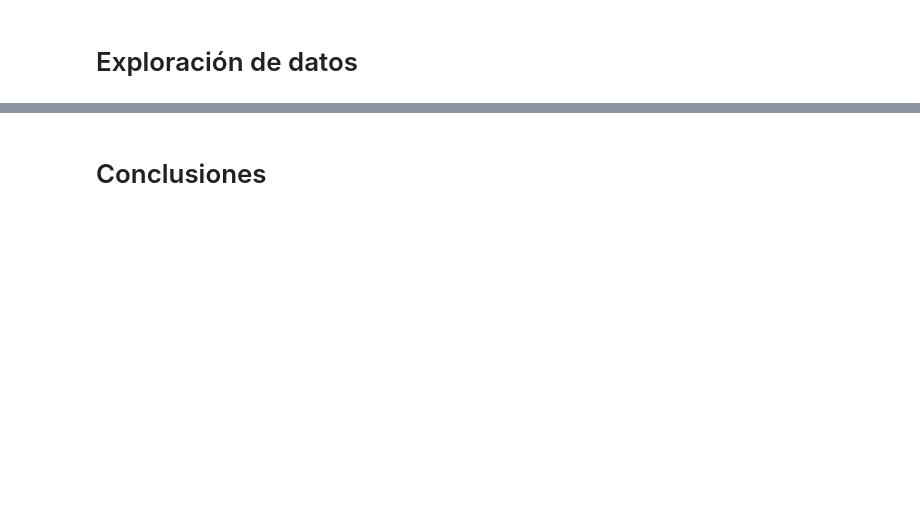
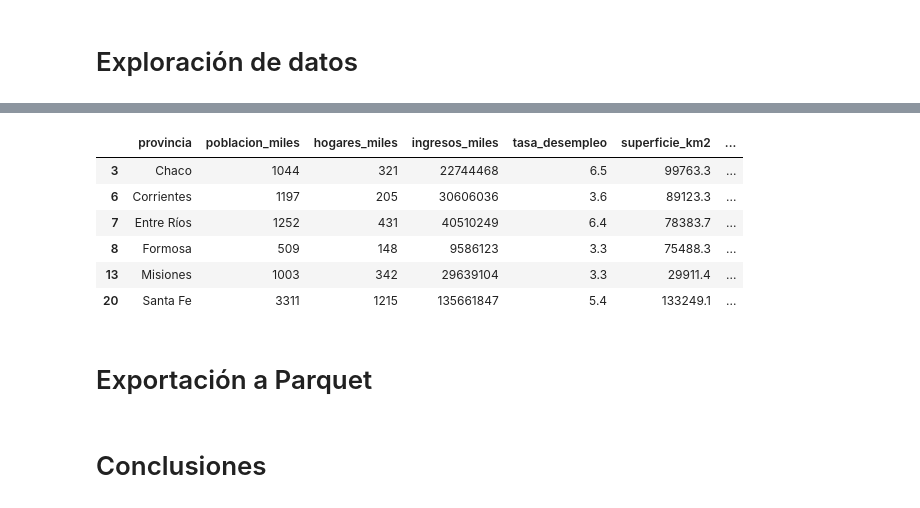
Before and after one commit to Isaiasgaray/fundamentos_tp, a Jupyter notebook: tp1/ejercicio_1/ejercicio1.ipynb, the cells around one changed output, grey strips where cells are left out. Drawn from its saved outputs; the diff is of its cells as text; code cells hidden in the pictures; blank space fills up the shorter version.

```diff
--- a/tp1/ejercicio_1/ejercicio1.ipynb
+++ b/tp1/ejercicio_1/ejercicio1.ipynb
@@ -155,0 +216,3 @@ provincias
+# %%
+provincias_litoral = ['Santa Fe', 'Entre Ríos', 'Corrientes',
+                      'Misiones', 'Chaco', 'Formosa']
@@ -155,0 +221,10 @@ provincias
+# %%
+provincias[provincias.provincia.isin(provincias_litoral)]
+# %% [output]
+|  | provincia | poblacion_miles | hogares_miles | ingresos_miles | tasa_desempleo | superficie_km2 | ... |
+| 3 | Chaco | 1044 | 321 | 22744468 | 6.5 | 99763.3 | ... |
+| 6 | Corrientes | 1197 | 205 | 30606036 | 3.6 | 89123.3 | ... |
+| 7 | Entre Ríos | 1252 | 431 | 40510249 | 6.4 | 78383.7 | ... |
+| 8 | Formosa | 509 | 148 | 9586123 | 3.3 | 75488.3 | ... |
+| 13 | Misiones | 1003 | 342 | 29639104 | 3.3 | 29911.4 | ... |
+| 20 | Santa Fe | 3311 | 1215 | 135661847 | 5.4 | 133249.1 | ... |
@@ -155,0 +237,2 @@ provincias
+# %% [markdown]
+# Exportación a Parquet
```
Also changed, not shown: parts of 22 cells of this notebook, 1 other file.
